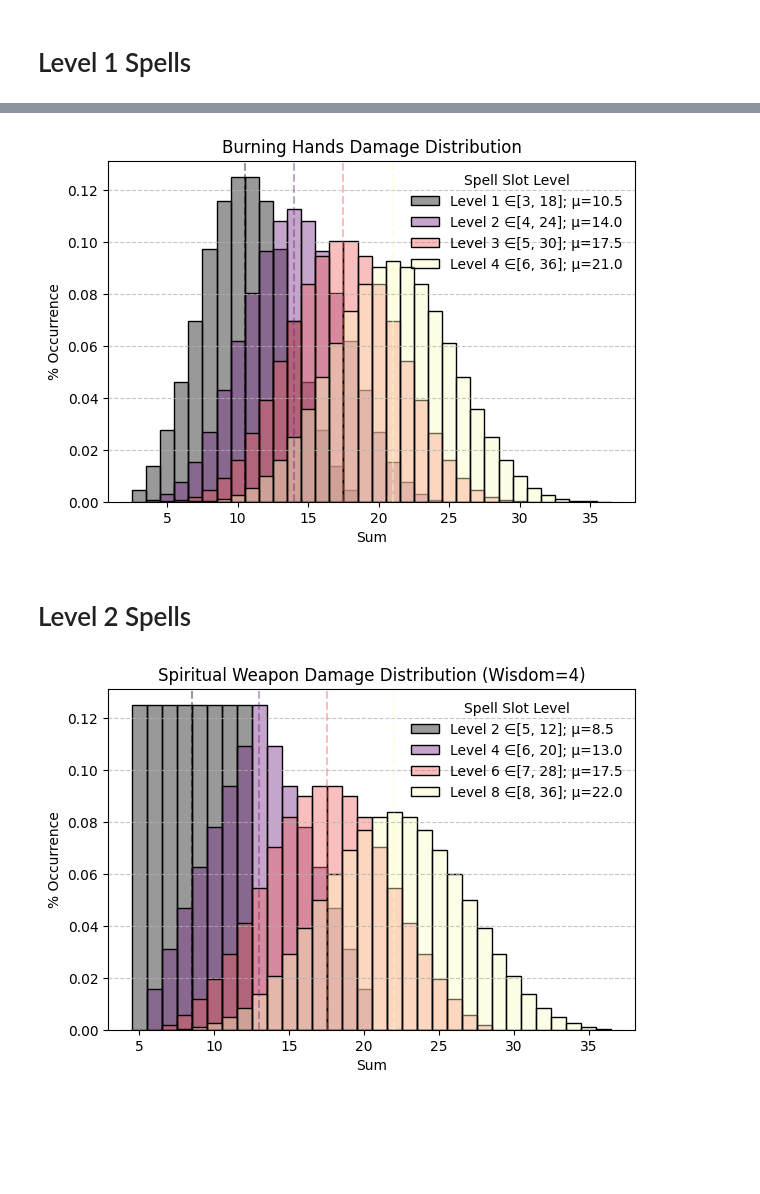
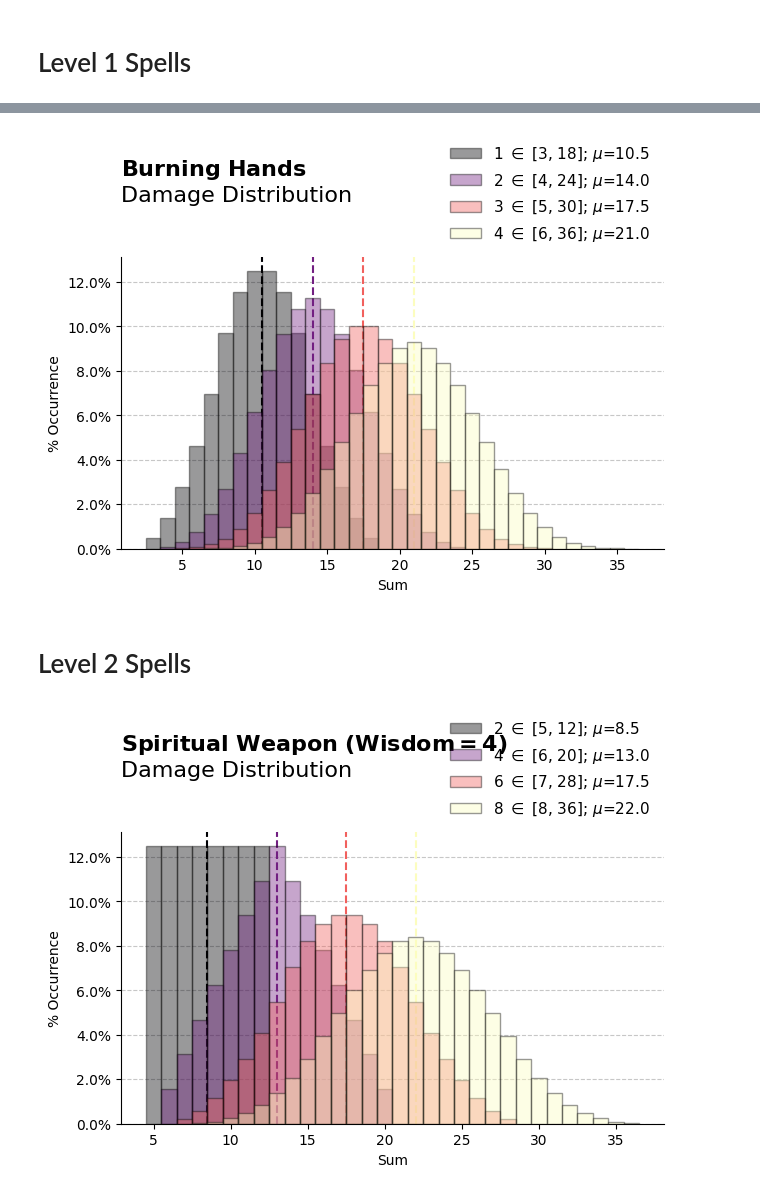
Before and after one commit to H-unter/Diceroll, a Jupyter notebook: spells.ipynb, the cells around one changed output, grey strips where cells are left out. Saved outputs shown, nothing was run; the diff lists cells and outputs as text; code cells hidden in the pictures; blank space fills up the shorter version.

```diff
--- a/spells.ipynb
+++ b/spells.ipynb
@@ -55,15 +77,15 @@ inflict_wounds.plot_values(title=f"Inflict Wounds Damage Distribution", upgrade=
 # %%
 
 burning_hands_spell_slot_level_to_dice_prompt = {
     1: "3d6",
     2: "4d6",
     3: "5d6",
     4: "6d6"
 }
-burning_hands = dice_roll_toolbox(burning_hands_spell_slot_level_to_dice_prompt)
-burning_hands.plot_values(title=f"Burning Hands Damage Distribution", upgrade="Spell Slot Level") # Slot
+burning_hands = Spell(burning_hands_spell_slot_level_to_dice_prompt)
+burning_hands.plot_values(name=f"Burning Hands", upgrade="Spell Slot Level") # Slot
 # %% [output]
-[figure, old version]
+[figure, new version]
 # %% [markdown]
 # Level 2 Spells
 # %%
@@ -73,10 +95,10 @@ spiritual_weapon_caster_level_to_dice_prompt = {
     6: f"3d8+{wisdom_modifier}",
     8: f"4d8+{wisdom_modifier}"
 }
-spiritual_weapon = dice_roll_toolbox(spiritual_weapon_caster_level_to_dice_prompt)
-spiritual_weapon.plot_values(title=f"Spiritual Weapon Damage Distribution (Wisdom={wisdom_modifier})", upgrade="Spell Slot Level") # Slot
+spiritual_weapon = Spell(spiritual_weapon_caster_level_to_dice_prompt)
+spiritual_weapon.plot_values(name=f"Spiritual Weapon (Wisdom={wisdom_modifier})", upgrade="Spell Slot Level") # Slot
 # %% [output]
-[figure, old version]
+[figure, new version]
 # %%
 flaming_sphere_spell_slot_level_to_dice_prompt = {
     2: "2d6",
```
Also changed, not shown: parts of 13 cells of this notebook, 5 other files.
